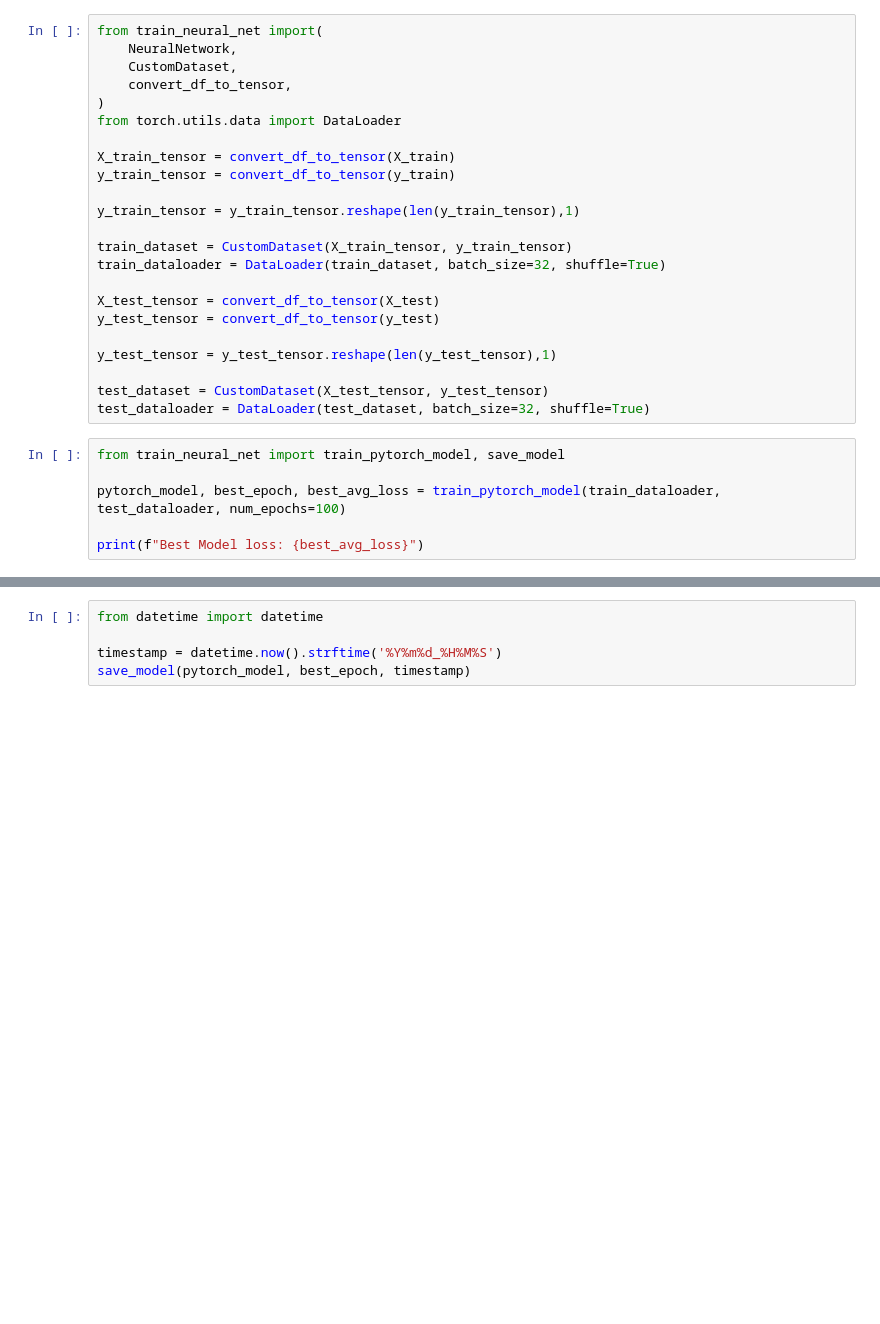
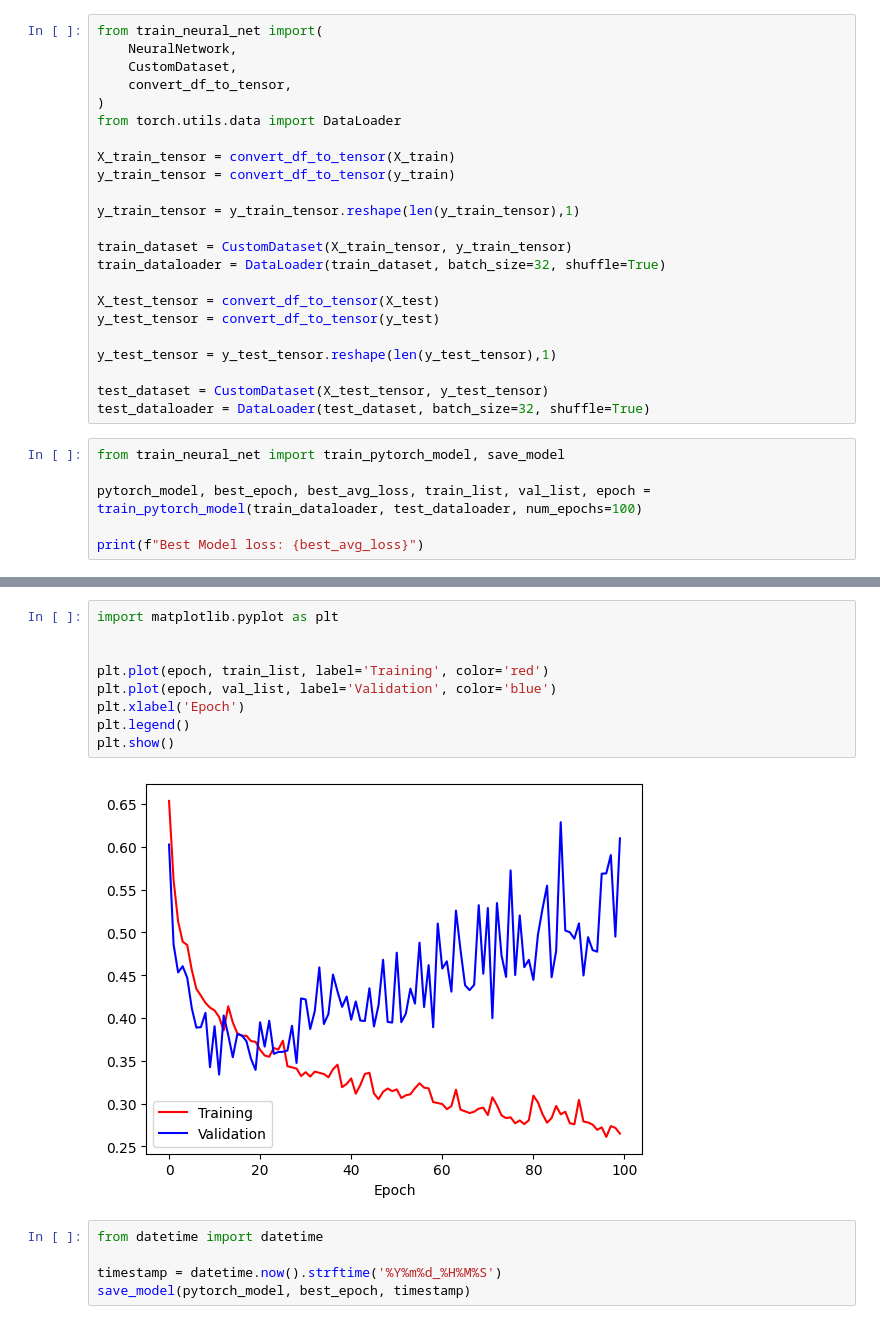
Before and after one commit to acosio14/Titanic-Survivor-Predictor, a Jupyter notebook: titanic_notebook.ipynb, the cells around one changed output, grey strips where cells are left out. Cells and saved outputs as stored; diff of their text form; blank space fills up the shorter version.

Commit message:
Add training plot to notebook.

```diff
--- a/titanic_notebook.ipynb
+++ b/titanic_notebook.ipynb
@@ -239,7 +239,7 @@ test_dataloader = DataLoader(test_dataset, batch_size=32, shuffle=True)
 # %%
 from train_neural_net import train_pytorch_model, save_model
 
-pytorch_model, best_epoch, best_avg_loss = train_pytorch_model(train_dataloader, test_dataloader, num_epochs=100)
+pytorch_model, best_epoch, best_avg_loss, train_list, val_list, epoch = train_pytorch_model(train_dataloader, test_dataloader, num_epochs=100)
 
 print(f"Best Model loss: {best_avg_loss}")
 # %% [output]
@@ -263,3 +263,14 @@ Val Loss: 0.4988993704319
+# %%
+import matplotlib.pyplot as plt
+
+
+plt.plot(epoch, train_list, label='Training', color='red')
+plt.plot(epoch, val_list, label='Validation', color='blue')
+plt.xlabel('Epoch')
+plt.legend()
+plt.show()
+# %% [output]
+[figure, added]
 # %%
 from datetime import datetime
 
```
Also changed, not shown: parts of 1 cell of this notebook.
